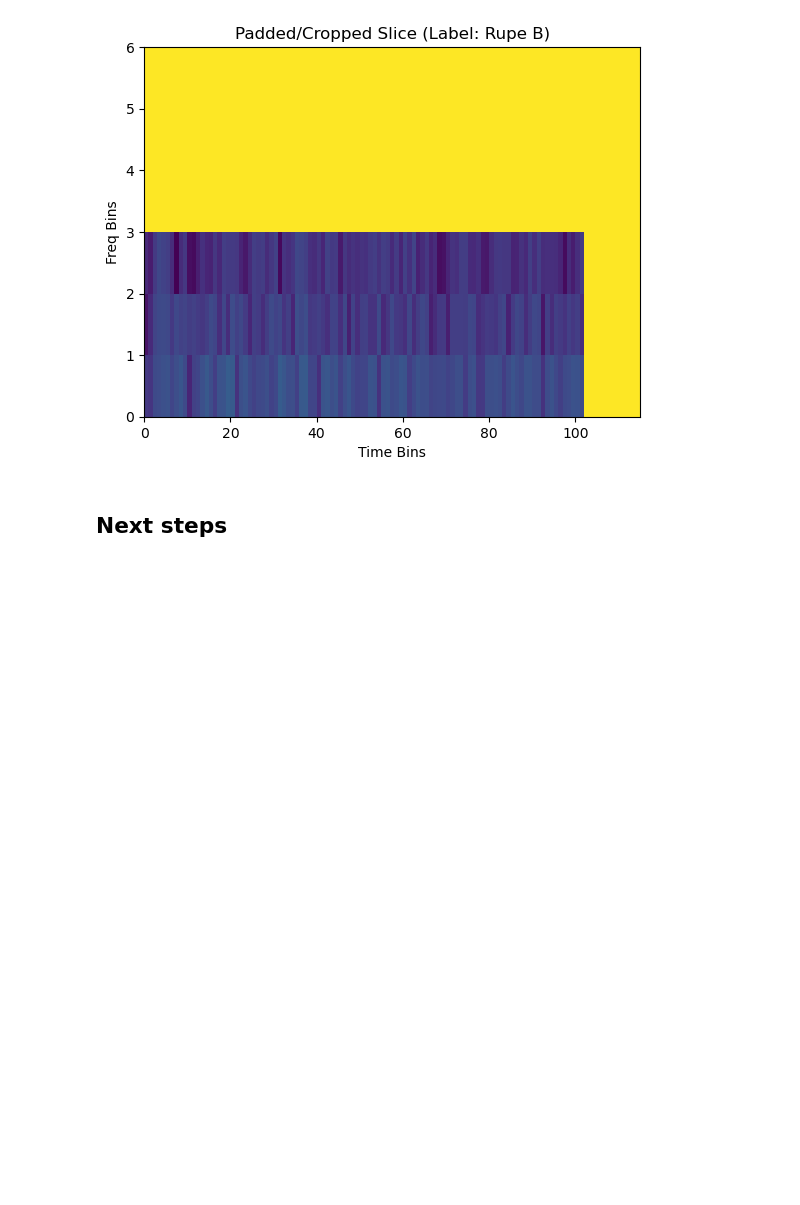
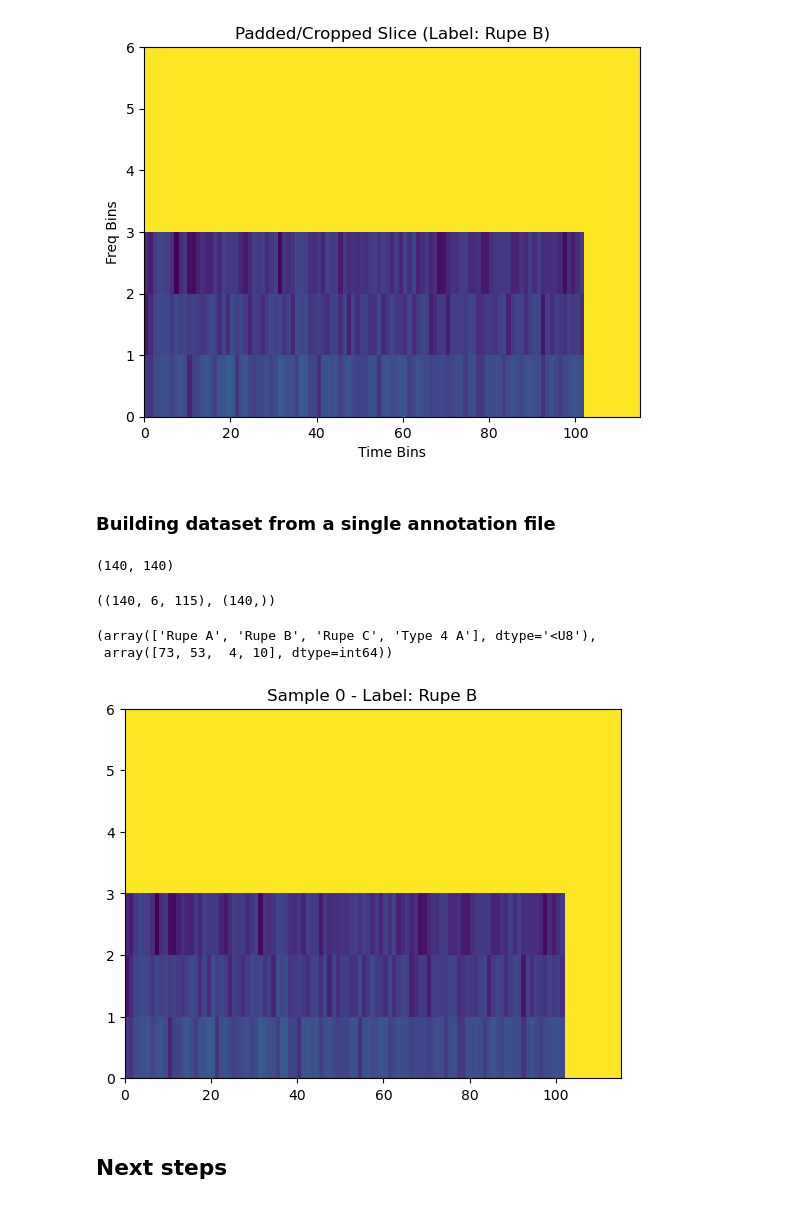
Before and after one commit to hugcamrom/machine-learning-projects, a Jupyter notebook: 01_preprocessing.ipynb, the cells around one changed output. Drawn from its saved outputs; the diff is of its cells as text; code cells hidden in the pictures; blank space fills up the shorter version.

Commit message:
Build fixed-size spectogram dataset from one annotation file

```diff
--- a/01_preprocessing.ipynb
+++ b/01_preprocessing.ipynb
@@ -361,5 +361,53 @@ plt.ylabel("Freq Bins")
 plt.show()
 # %% [output]
 [figure]
+# %% [markdown]
+### Building dataset from a single annotation file
+# %%
+x = []
+y = []
+
+for idx, row in df.iterrows():
+    try:
+        slice_db, label = extract_call_slice(wav_path, row)
+        fixed_slice = pad_or_crop_2d(slice_db, TARGET_SHAPE)
+
+        x.append(fixed_slice)
+        y.append(label)
+
+    except Exception as e:
+        print(f"skippimg row {idx} due to error:" , e)
+
+len(x), len(y)
+# %% [output]
+(140, 140)
+# %%
+# --- Convert to arrays ---
+
+import numpy as np
+
+x = np.array(x)
+y = np.array(y)
+
+x.shape, y.shape
+# %% [output]
+((140, 6, 115), (140,))
+# %%
+# -- Quick checks ---
+
+np.unique(y, return_counts=True)
+# %% [output]
+(array(['Rupe A', 'Rupe B', 'Rupe C', 'Type 4 A'], dtype='<U8'),
+ array([73, 53,  4, 10], dtype=int64))
+# %%
+# Sample visually ---
+
+import matplotlib.pyplot as plt
+plt.figure()
+plt.pcolormesh(x[0], shading="auto")
+plt.title(f"Sample 0 - Label: {y[0]}")
+plt.show()
+# %% [output]
+[figure, added]
 # %% [markdown]
 ## Next steps
```
